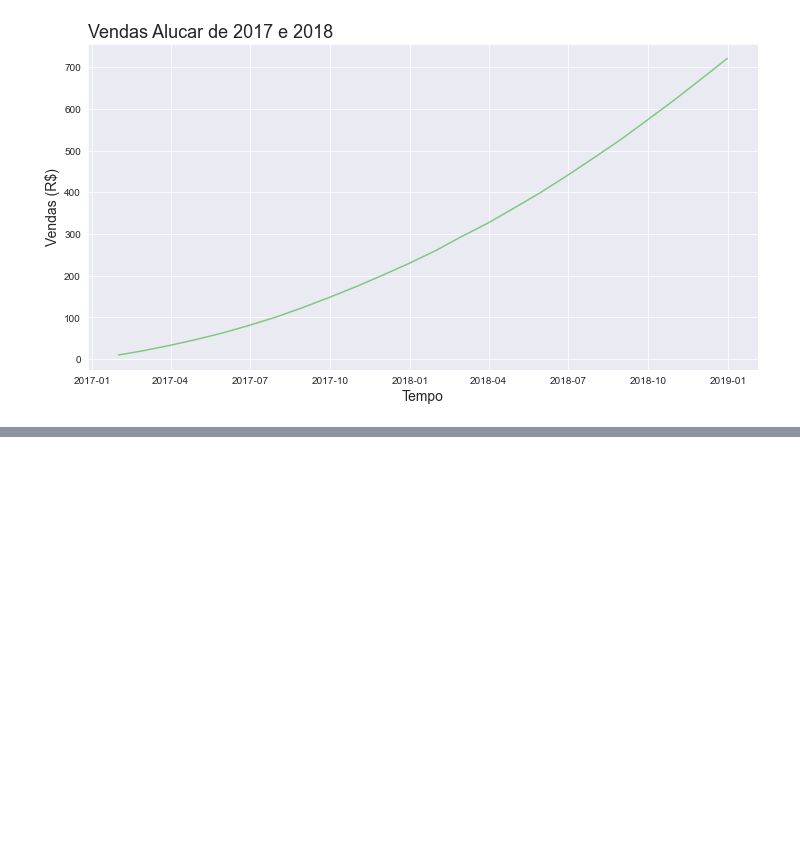
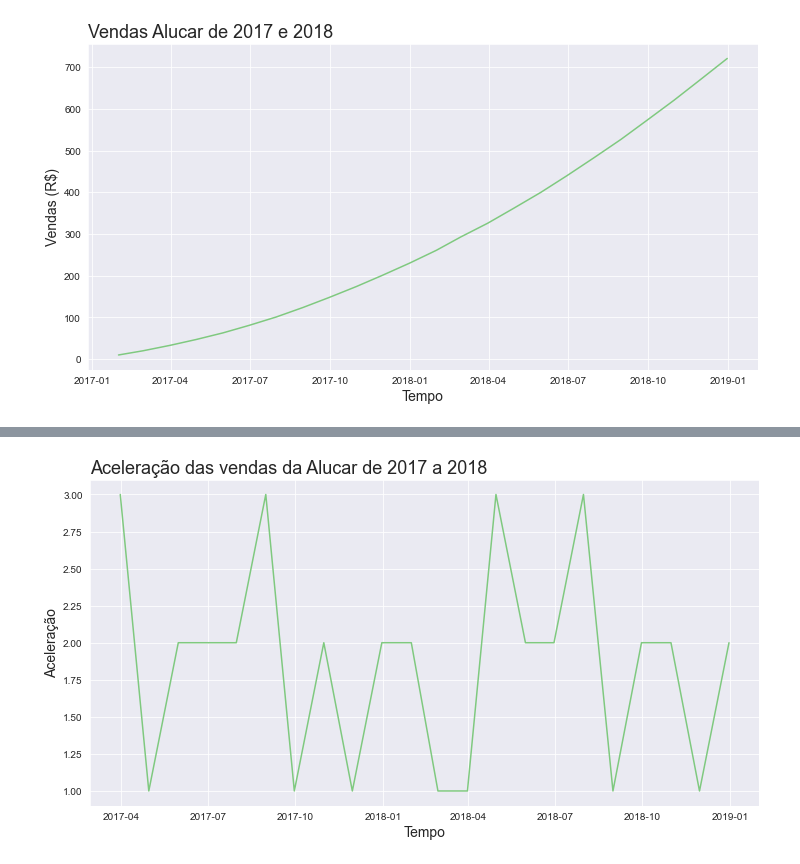
Before and after one commit to pedrosoale/python-para-data-science, a Jupyter notebook: 7_introducao_a_analise_de_series_temporais/time_series.ipynb, the cells around one changed output, grey strips where cells are left out. Cells and saved outputs as stored; diff of their text form; code cells hidden in the pictures; blank space fills up the shorter version.

```diff
--- a/7_introducao_a_analise_de_series_temporais/time_series.ipynb
+++ b/7_introducao_a_analise_de_series_temporais/time_series.ipynb
@@ -91,0 +120,3 @@ ax = ax
+# %%
+alucar['aceleracao'] = alucar['aumento'].diff()
+alucar.head()
@@ -91,0 +130,4 @@ ax = ax
+# %%
+plotar('Aceleração das vendas da Alucar de 2017 a 2018', 'Tempo', 'Aceleração', 'mes', 'aceleracao', alucar)
+# %% [output]
+[figure, added]
```
Also changed, not shown: parts of 26 cells of this notebook.
